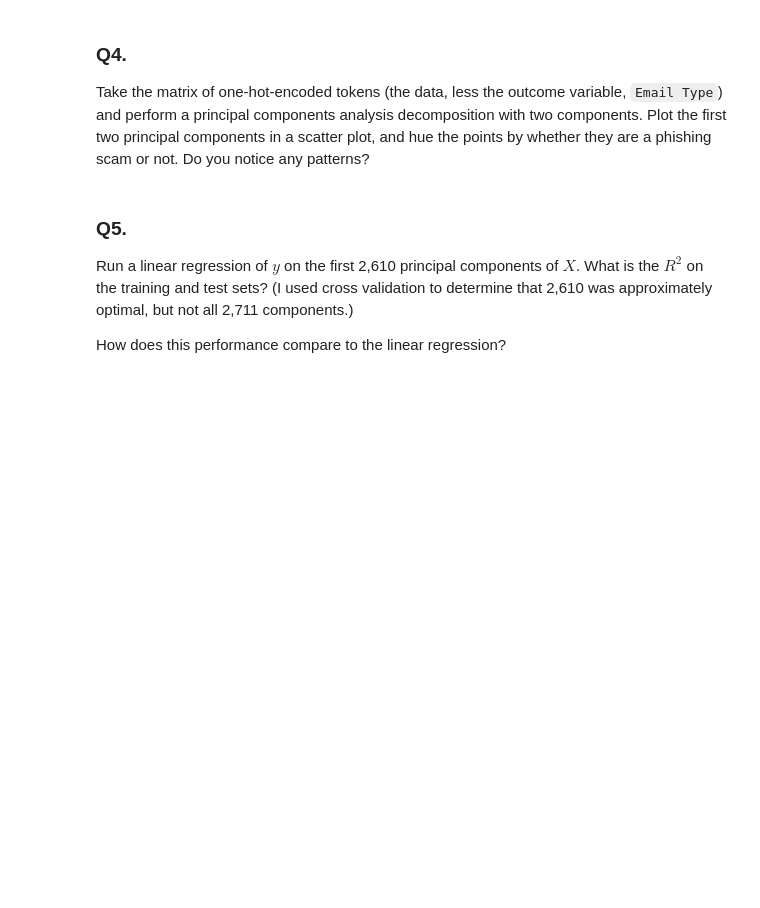
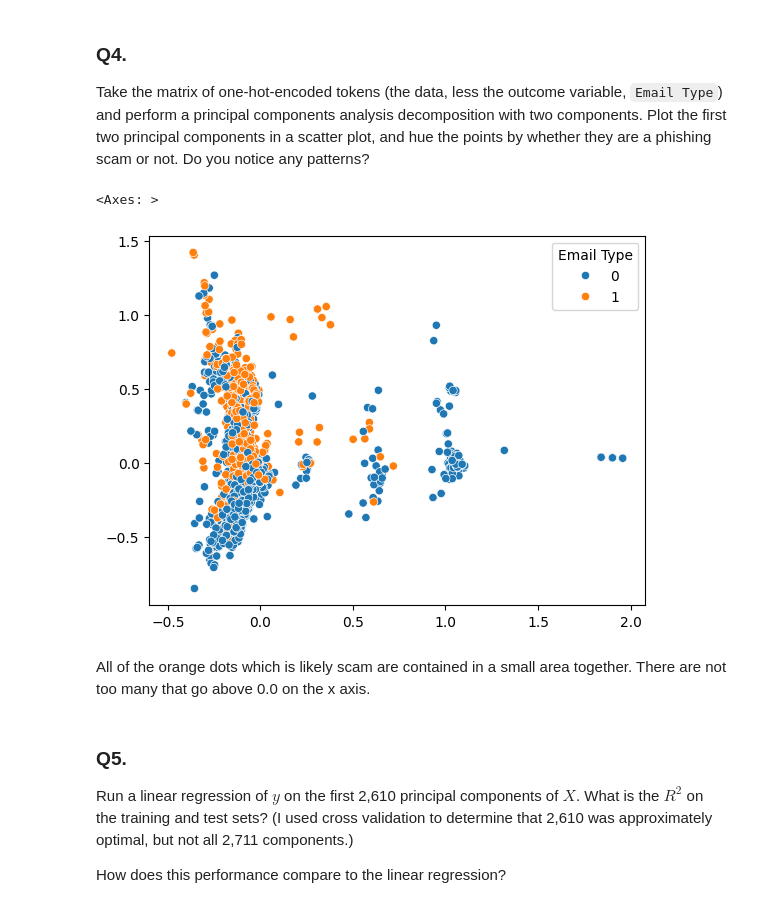
Before and after one commit to briseek/PCA3001, a Jupyter notebook: 05_PCA/assignment.ipynb, the cells around one changed output. Drawn from its saved outputs; the diff is of its cells as text; code cells hidden in the pictures; blank space fills up the shorter version.

```diff
--- a/05_PCA/assignment.ipynb
+++ b/05_PCA/assignment.ipynb
@@ -59,3 +82,19 @@ Load `Phishing_clean.parquet`. This is the text from the e-mails broken into the
 1. Perform an 80/20 train-test split of the data.
 2. Run a regression of $y$ on the one-hot-encoded emails. What is the $R^2$ on the test set? On the training set?
 3. What words have the largest coefficients in absolute value and most strongly influence predictions?
+# %%
+df = pd.read_parquet('Phishing_clean.parquet')
+
+y = df['Email Type']
+X = df.drop('Email Type',axis=1)
+
+## 1.
+X_train, X_test, y_train, y_test = train_test_split(X, y,
+                                                    test_size=0.2, random_state=125)
+
+## 2.
+lm_0 = LinearRegression(fit_intercept=False).fit(X_train,y_train)
+y_hat_test_0 = lm_0.predict(X_test)
+y_hat_train_0 = lm_0.predict(X_train)
+print('train: ', r2_score(y_hat_train_0,y_train) )
+print('test: ', r2_score(y_hat_test_0,y_test) )
@@ -63,6 +127,16 @@ Load `Phishing_clean.parquet`. This is the text from the e-mails broken into the
 ### Q4.
 
 Take the matrix of one-hot-encoded tokens (the data, less the outcome variable, `Email Type`) and perform a principal components analysis decomposition with two components. Plot the first two principal components in a scatter plot, and hue the points by whether they are a phishing scam or not. Do you notice any patterns?
+# %%
+reduction = PCA(n_components=2).fit(X_train)
+Z_train = reduction.transform(X_train)
+Z_test = reduction.transform(X_test)
+sns.scatterplot(x=Z_test[:,0],y=Z_test[:,1],hue=y_test)
+# %% [output]
+<Axes: >
+[figure, added]
+# %% [markdown]
+All of the orange dots which is likely scam are contained in a small area together. There are not too many that go above 0.0 on the x axis.
 # %% [markdown]
 ### Q5.
 
```
Also changed, not shown: parts of 10 cells of this notebook.
